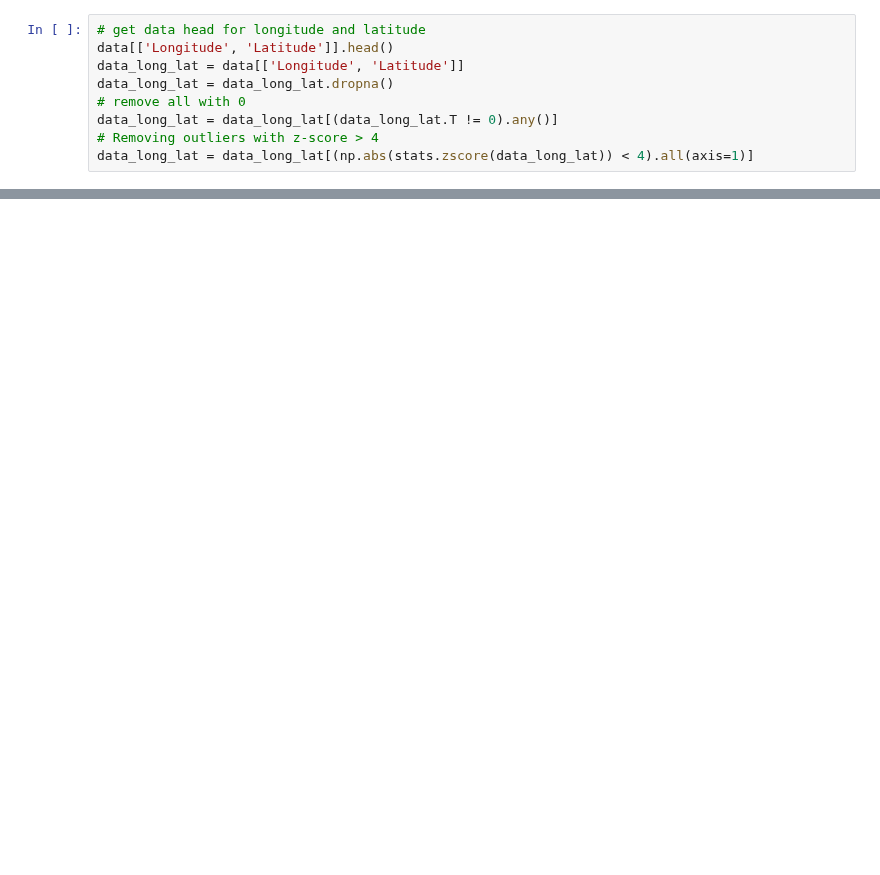
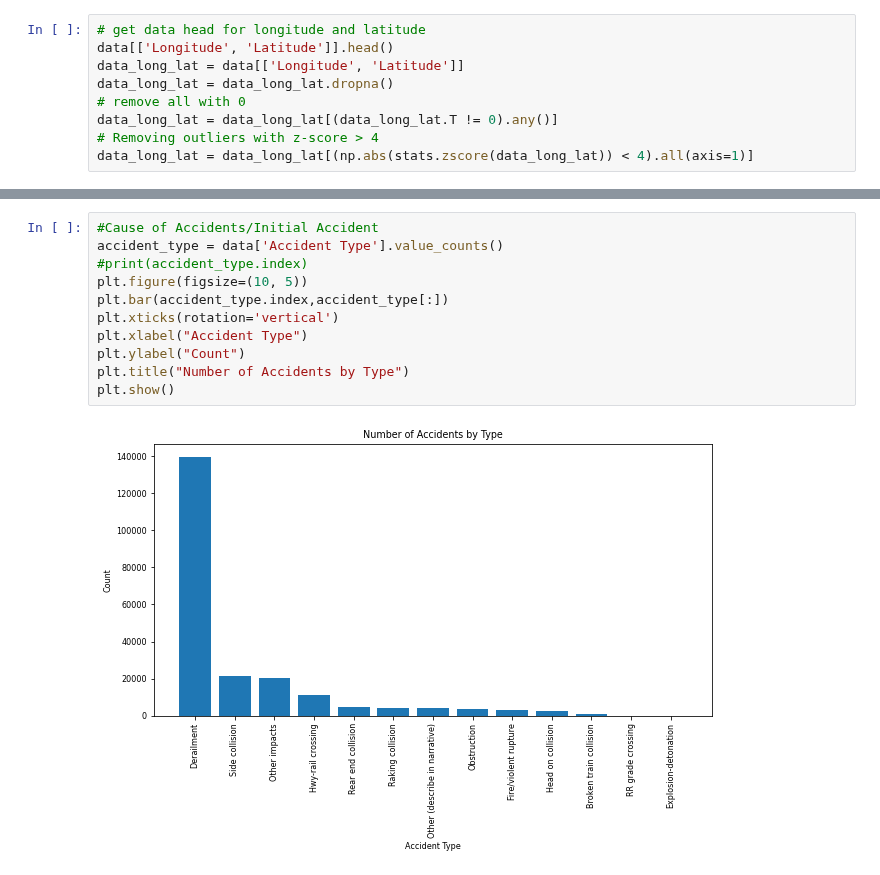
Before and after one commit to ndahlinuvm/Train-Derailment-287Project, a Jupyter notebook: visualization.ipynb, the cells around one changed output, grey strips where cells are left out. Saved outputs shown, nothing was run; the diff lists cells and outputs as text; blank space fills up the shorter version.

Commit message:
added visualization for accident types

```diff
--- a/visualization.ipynb
+++ b/visualization.ipynb
@@ -122,0 +139,13 @@ plt.show()
+# %%
+#Cause of Accidents/Initial Accident
+accident_type = data['Accident Type'].value_counts()
+#print(accident_type.index)
+plt.figure(figsize=(10, 5))
+plt.bar(accident_type.index,accident_type[:])
+plt.xticks(rotation='vertical')
+plt.xlabel("Accident Type")
+plt.ylabel("Count")
+plt.title("Number of Accidents by Type")
+plt.show()
+# %% [output]
+[figure, added]
```
Also changed, not shown: parts of 8 cells of this notebook.
